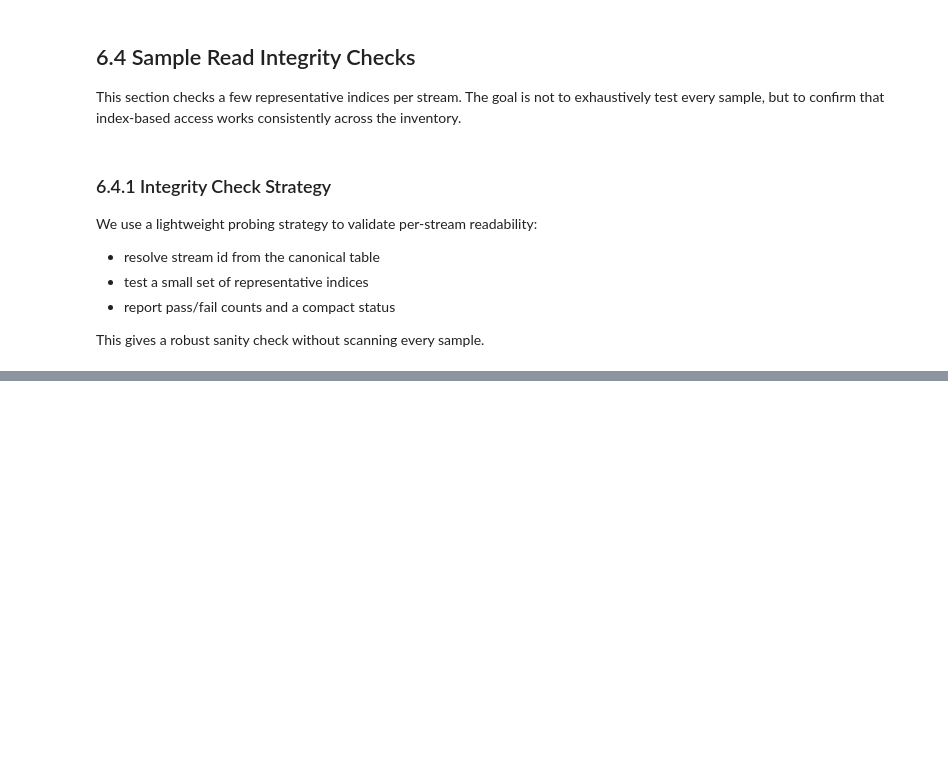
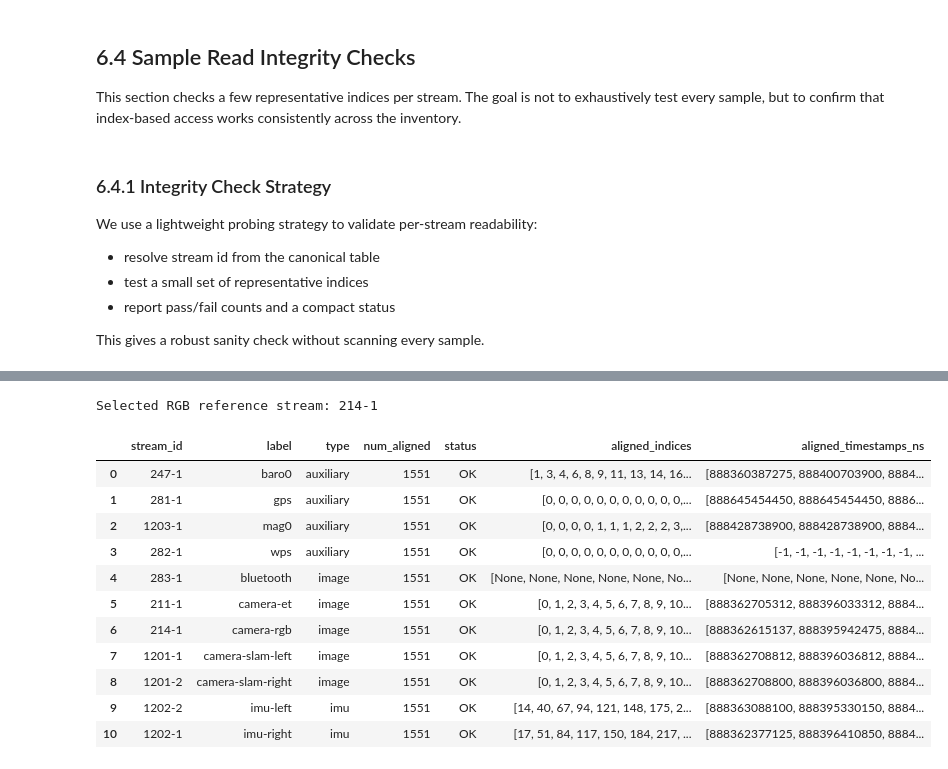
Before and after one commit to GianMalvisi/AriaGen1, a Jupyter notebook: notebooks/06_multistream_pipeline.ipynb, the cells around one changed output, grey strips where cells are left out. Drawn from its saved outputs; the diff is of its cells as text; code cells hidden in the pictures; blank space fills up the shorter version.

```diff
--- a/notebooks/06_multistream_pipeline.ipynb
+++ b/notebooks/06_multistream_pipeline.ipynb
@@ -454,0 +476,79 @@ This report complements the timestamp validation from Section 6.3 and forms the
+# %%
+# Helper to select the RGB stream as the reference for synchronization.
+def select_rgb_reference_stream(streams_df):
+    """Select the first stream whose label contains 'rgb' (case-insensitive)."""
+    rgb_candidates = streams_df[streams_df["label"].str.lower().str.contains("rgb")]
+    if not rgb_candidates.empty:
+        return rgb_candidates.iloc[0]["stream_id"]
+    # Fallback: use the first image stream if no explicit RGB found.
+    image_candidates = streams_df[streams_df["type"] == "image"]
+    if not image_candidates.empty:
+        return image_candidates.iloc[0]["stream_id"]
+    # Fallback: use the first available stream.
+    return streams_df.iloc[0]["stream_id"] if not streams_df.empty else None
+
+# Helper to build a synchronization table aligning all streams to the reference stream.
+def build_synchronization_table(provider, streams_df, reference_stream_id):
+    """Align all streams to the reference stream by nearest timestamp."""
+    ref_stream_obj = resolve_stream_id(provider, reference_stream_id)
+    ref_timestamps = get_stream_timestamps_ns(provider, ref_stream_obj)
+    sync_rows = []
+    for _, stream_row in streams_df.iterrows():
+        stream_id = stream_row["stream_id"]
+        stream_obj = resolve_stream_id(provider, stream_id)
+        if stream_obj is None:
+            sync_rows.append({
+                "stream_id": stream_id,
+                "label": stream_row["label"],
+                "type": stream_row["type"],
+                "aligned_indices": [],
+                "aligned_timestamps_ns": [],
+                "num_aligned": 0,
+                "status": "UNRESOLVABLE",
+            })
+            continue
+        stream_timestamps = get_stream_timestamps_ns(provider, stream_obj)
+        # For each reference timestamp, find the closest timestamp in this stream.
+        aligned_indices = []
+        aligned_timestamps = []
+        for t_ref in ref_timestamps:
+            if len(stream_timestamps) == 0:
+                idx = None
+                t_aligned = None
+            else:
+                idx = int(np.argmin(np.abs(stream_timestamps - t_ref)))
+                t_aligned = int(stream_timestamps[idx])
+            aligned_indices.append(idx)
+            aligned_timestamps.append(t_aligned)
+        sync_rows.append({
+            "stream_id": stream_id,
+            "label": stream_row["label"],
+            "type": stream_row["type"],
+            "aligned_indices": aligned_indices,
+            "aligned_timestamps_ns": aligned_timestamps,
+            "num_aligned": len(aligned_indices),
+            "status": "OK" if stream_obj is not None else "UNRESOLVABLE",
+        })
+    sync_df = pd.DataFrame(sync_rows)
+    return sync_df
+
+# select the RGB reference stream and build the synchronization table.
+reference_stream_id = select_rgb_reference_stream(streams_df)
+print(f"Selected RGB reference stream: {reference_stream_id}")
+sync_df = build_synchronization_table(provider, streams_df, reference_stream_id)
+# Show all relevant columns for interpretation, not just the summary.
+display(sync_df[["stream_id", "label", "type", "num_aligned", "status", "aligned_indices", "aligned_timestamps_ns"]])
+# %% [output]
+Selected RGB reference stream: 214-1
+|  | stream_id | label | type | num_aligned | status | aligned_indices | aligned_timestamps_ns |
+| 0 | 247-1 | baro0 | auxiliary | 1551 | OK | [1, 3, 4, 6, 8, 9, 11, 13, 14, 16... | [888360387275, 888400703900, 8884... |
+| 1 | 281-1 | gps | auxiliary | 1551 | OK | [0, 0, 0, 0, 0, 0, 0, 0, 0, 0, 0,... | [888645454450, 888645454450, 8886... |
+| 2 | 1203-1 | mag0 | auxiliary | 1551 | OK | [0, 0, 0, 0, 1, 1, 1, 2, 2, 2, 3,... | [888428738900, 888428738900, 8884... |
+| 3 | 282-1 | wps | auxiliary | 1551 | OK | [0, 0, 0, 0, 0, 0, 0, 0, 0, 0, 0,... | [-1, -1, -1, -1, -1, -1, -1, -1, ... |
+| 4 | 283-1 | bluetooth | image | 1551 | OK | [None, None, None, None, None, No... | [None, None, None, None, None, No... |
+| 5 | 211-1 | camera-et | image | 1551 | OK | [0, 1, 2, 3, 4, 5, 6, 7, 8, 9, 10... | [888362705312, 888396033312, 8884... |
+| 6 | 214-1 | camera-rgb | image | 1551 | OK | [0, 1, 2, 3, 4, 5, 6, 7, 8, 9, 10... | [888362615137, 888395942475, 8884... |
+| 7 | 1201-1 | camera-slam-left | image | 1551 | OK | [0, 1, 2, 3, 4, 5, 6, 7, 8, 9, 10... | [888362708812, 888396036812, 8884... |
+| 8 | 1201-2 | camera-slam-right | image | 1551 | OK | [0, 1, 2, 3, 4, 5, 6, 7, 8, 9, 10... | [888362708800, 888396036800, 8884... |
+| 9 | 1202-2 | imu-left | imu | 1551 | OK | [14, 40, 67, 94, 121, 148, 175, 2... | [888363088100, 888395330150, 8884... |
+| 10 | 1202-1 | imu-right | imu | 1551 | OK | [17, 51, 84, 117, 150, 184, 217, ... | [888362377125, 888396410850, 8884... |
```
Also changed, not shown: parts of 10 cells of this notebook.
